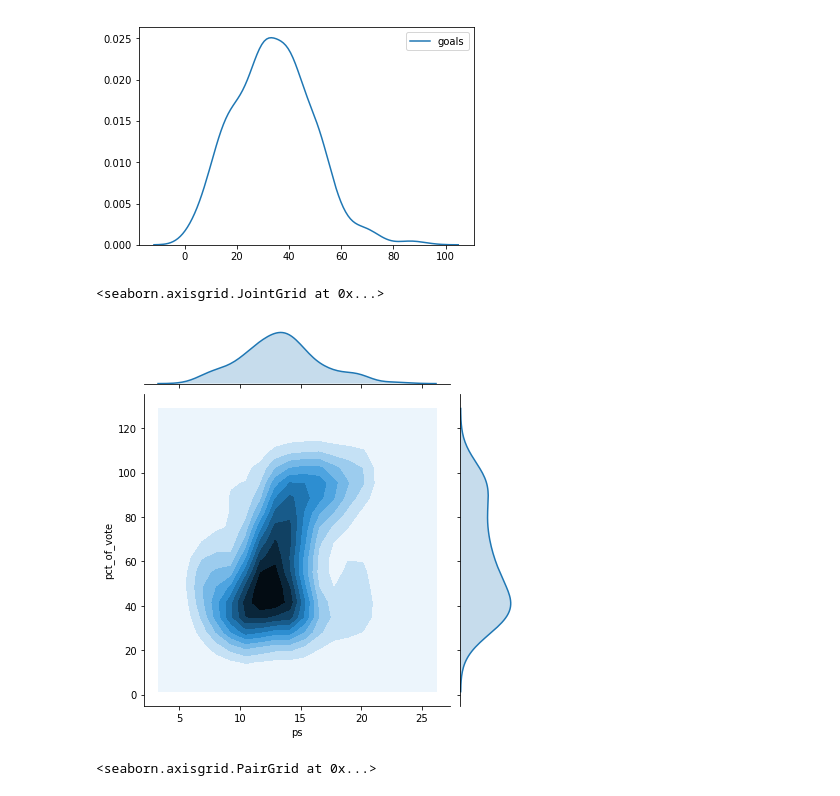
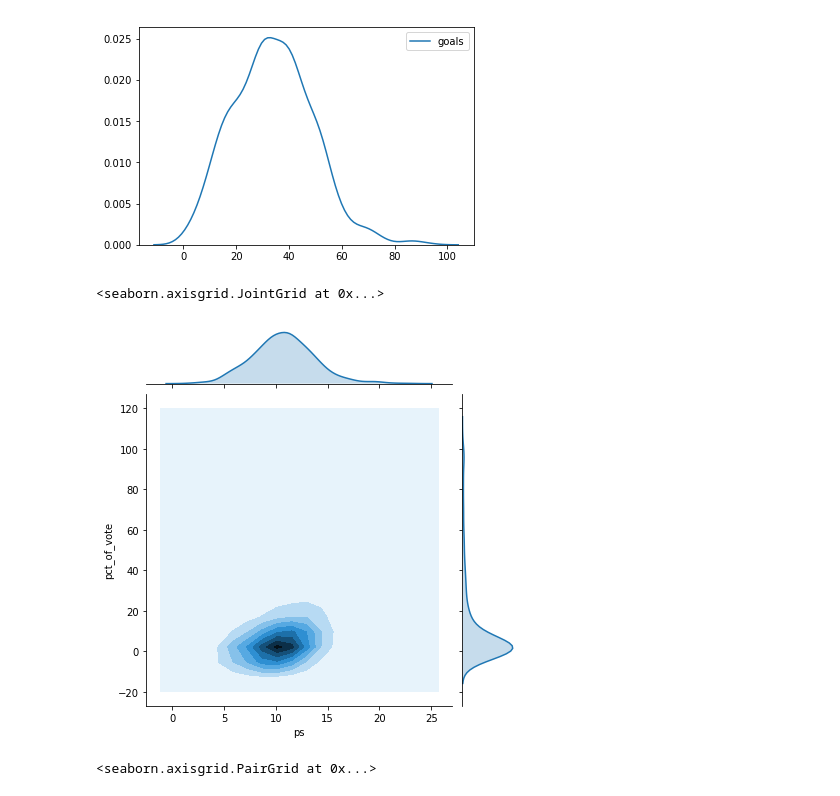
Before and after one commit to dbz10/NHL-Player-Awards, a Jupyter notebook: NHL MVP prediction.ipynb, the cells around one changed output. Saved outputs shown, nothing was run; the diff lists cells and outputs as text; code cells hidden in the pictures.

```diff
--- a/NHL MVP prediction.ipynb
+++ b/NHL MVP prediction.ipynb
@@ -126,10 +130,10 @@ sns.kdeplot(fd[fd['goals']>0]['goals'])
 <matplotlib.axes._subplots.AxesSubplot at 0x...>
 [figure]
 # %%
-sns.jointplot(x='ps',y='pct_of_vote',data = fd[(fd['goals']>0) & (fd['pct_of_vote']>30)], kind='kde', gridsize=20)
+sns.jointplot(x='ps',y='pct_of_vote',data = fd[(fd['ps']>0) & (fd['pct_of_vote']>0)], kind='kde', gridsize=20)
 # %% [output]
 <seaborn.axisgrid.JointGrid at 0x...>
-[figure, old version]
+[figure, new version]
 # %%
 # examining some skater data
 skaters = full_data[full_data['pos']!='G']
```
Also changed, not shown: parts of 10 cells of this notebook.
